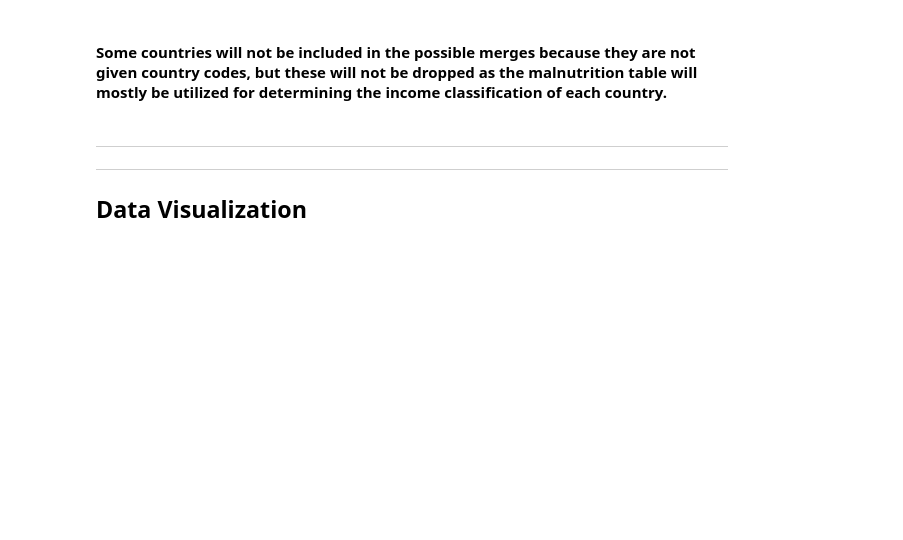
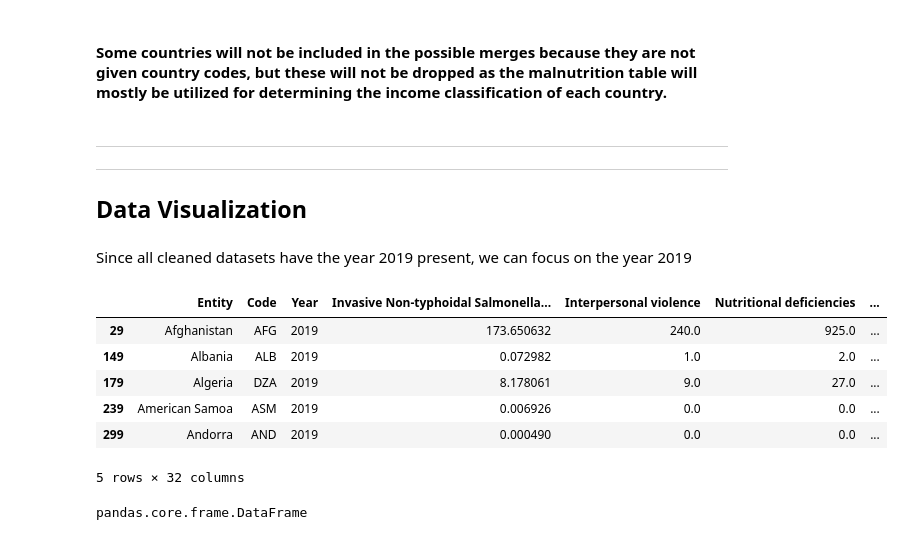
Before and after one commit to shinzou23/DATA100-Final-Project, a Jupyter notebook: DATA100_Final_Project_Group_3.ipynb, the cells around one changed output. Cells and saved outputs as stored; diff of their text form; code cells hidden in the pictures; blank space fills up the shorter version.

Commit message:
Progress 1
>Inserted code to import import plotly
> Created cleaned_cause_2019.csv
>Created STDs dataframe

```diff
--- a/DATA100_Final_Project_Group_3.ipynb
+++ b/DATA100_Final_Project_Group_3.ipynb
@@ -567,3 +572,22 @@ cleaned_malnutrition.to_csv('Databases/cleaned_malnutrition.csv')
 <hr>
 
 ## Data Visualization
+# %% [markdown]
+Since all cleaned datasets have the year 2019 present, we can focus on the year 2019
+# %%
+cause.drop(cause.index[cause['Year'] < 2019], inplace=True)
+cleaned_cause_2019 = cause
+cleaned_cause_2019.to_csv('Databases/cleaned_cause_2019.csv')
+cleaned_cause_2019.head()
+# %% [output]
+|  | Entity | Code | Year | Invasive Non-typhoidal Salmonella... | Interpersonal violence | Nutritional deficiencies | ... |
+| 29 | Afghanistan | AFG | 2019 | 173.650632 | 240.0 | 925.0 | ... |
+| 149 | Albania | ALB | 2019 | 0.072982 | 1.0 | 2.0 | ... |
+| 179 | Algeria | DZA | 2019 | 8.178061 | 9.0 | 27.0 | ... |
+| 239 | American Samoa | ASM | 2019 | 0.006926 | 0.0 | 0.0 | ... |
+| 299 | Andorra | AND | 2019 | 0.000490 | 0.0 | 0.0 | ... |
+5 rows × 32 columns
+# %%
+type(cleaned_cause_2019)
+# %% [output]
+pandas.core.frame.DataFrame
```
Also changed, not shown: parts of 4 cells of this notebook, 1 other file.
